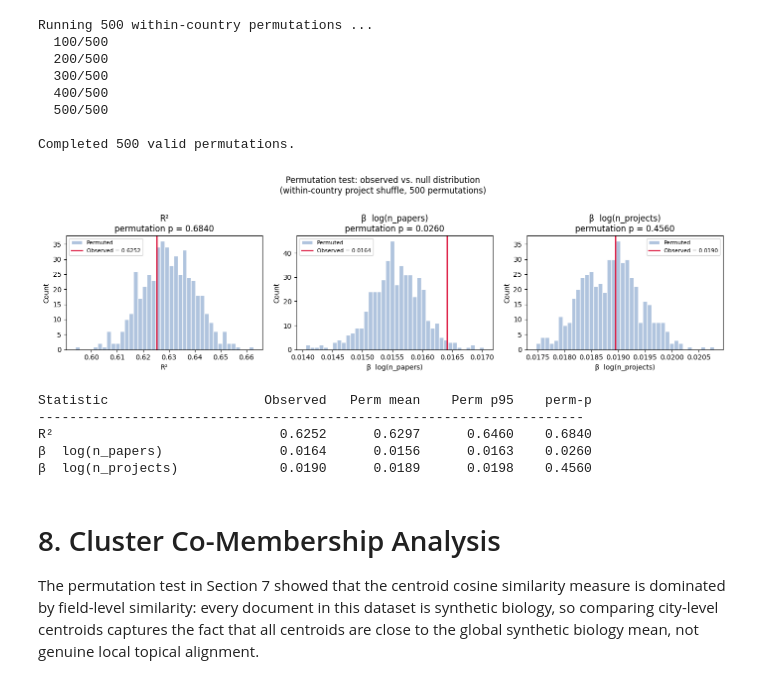
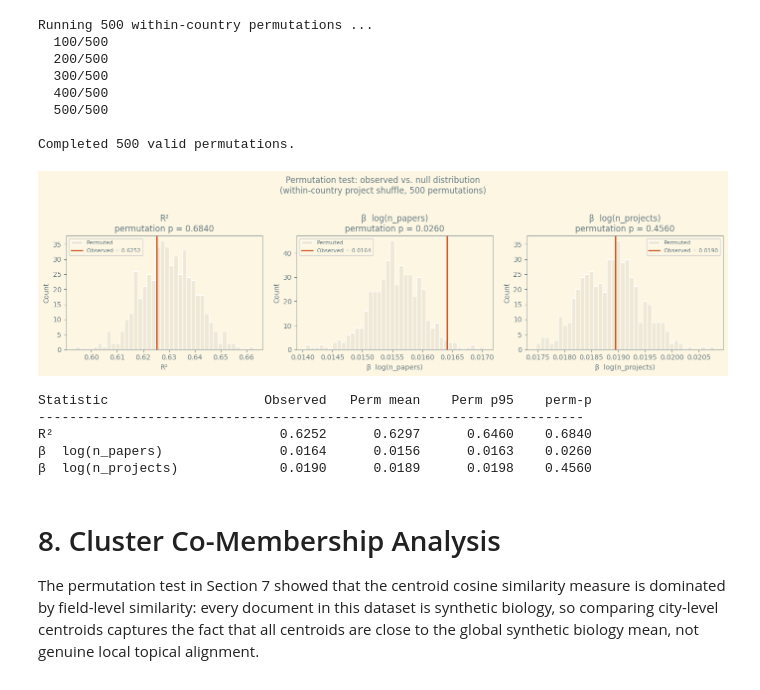
Before and after one commit to Zer0Juice/synbiomap, a Jupyter notebook: notebooks/01_city_level_analysis.ipynb, the cells around one changed output. Cells and saved outputs as stored; diff of their text form; code cells hidden in the pictures.

```diff
--- a/notebooks/01_city_level_analysis.ipynb
+++ b/notebooks/01_city_level_analysis.ipynb
@@ -568,7 +612,7 @@ ax = axes[0]
 labels = ['AA\n(own city,\nown year)', 'BA\n(other cities,\nown year)',
           'AB\n(own city,\nother years)', 'BB\n(other cities,\nother years)']
 vals   = [means.sim_AA, means.sim_BA, means.sim_AB, means.sim_BB]
-colors = ['steelblue', 'lightcoral', 'steelblue', 'lightcoral']
+colors = [SOL_BLUE, SOL_CYAN, SOL_BLUE, SOL_CYAN]
 bars   = ax.bar(labels, vals, color=colors, alpha=0.85, edgecolor='white')
 ax.set_ylabel('Mean cosine similarity to project embedding')
 ax.set_title('DiD: mean similarity by city × year cell')
@@ -579,9 +623,9 @@ for bar, v in zip(bars, vals):
 
 # Panel B: distribution of per-project DiD
 ax = axes[1]
-ax.hist(did_df['did'], bins=60, color='lightsteelblue', edgecolor='white')
-ax.axvline(0, color='gray', linestyle='--', linewidth=1)
-ax.axvline(means.did, color='crimson', linewidth=2,
+ax.hist(did_df['did'], bins=60, color=SOL_BG2, edgecolor='white')
+ax.axvline(0, color=SOL_MUTED, linestyle='--', linewidth=1)
+ax.axvline(means.did, color=SOL_ORANGE, linewidth=2,
            label=f'Mean DiD = {means.did:+.4f}')
 ax.set_xlabel('DiD per project')
 ax.set_ylabel('Count')
@@ -701,13 +745,13 @@ for ax, col, label in [
     ax.scatter(
         np.log1p(city_df[col]),
         city_df.semantic_overlap,
-        alpha=0.4, s=20, color="steelblue"
+        alpha=0.4, s=20, color=SOL_BLUE
     )
     # Fit a simple linear trend line
     z = np.polyfit(np.log1p(city_df[col]), city_df.semantic_overlap, 1)
     p = np.poly1d(z)
     xr = np.linspace(city_df[col].apply(np.log1p).min(), city_df[col].apply(np.log1p).max(), 100)
-    ax.plot(xr, p(xr), color="red", linewidth=1.5)
+    ax.plot(xr, p(xr), color=SOL_ORANGE, linewidth=1.5)
     r, pval = stats.pearsonr(np.log1p(city_df[col]), city_df.semantic_overlap)
     ax.set_xlabel(f"log(1 + {col.replace('n_', '')}s)")
     ax.set_ylabel("Semantic overlap")
@@ -766,7 +810,7 @@ print(spearman_corr.to_string())
 
 # Visual heatmap
 fig, ax = plt.subplots(figsize=(7, 5))
-im = ax.imshow(spearman_corr, cmap="coolwarm", vmin=-1, vmax=1)
+im = ax.imshow(spearman_corr, cmap=sol_div, vmin=-1, vmax=1)
 ax.set_xticks(range(len(corr_cols)))
 ax.set_yticks(range(len(corr_cols)))
 ax.set_xticklabels(corr_cols, rotation=45, ha="right")
@@ -775,7 +819,7 @@ plt.colorbar(im, ax=ax, label="Spearman r")
 for i in range(len(corr_cols)):
     for j in range(len(corr_cols)):
         ax.text(j, i, f"{spearman_corr.iloc[i, j]:.2f}",
-                ha="center", va="center", fontsize=9, color="black")
+                ha="center", va="center", fontsize=9, color=SOL_TEXT)
 ax.set_title("Spearman rank correlation matrix")
 plt.tight_layout()
 plt.savefig(ROOT / "outputs" / "figures" / "correlation_matrix.png", dpi=150, bbox_inches="tight")
@@ -1320,8 +1364,8 @@ for ax, (null, obs, label, p) in zip(axes, [
     (perm_slopes,    obs_slope,    "Slope  (mean_sim ~ lag)",           p_slope),
     (perm_contrasts, obs_contrast, "Contrast  mean(k>0) − mean(k<0)",   p_contrast),
 ]):
-    ax.hist(null, bins=40, color="lightsteelblue", edgecolor="white", label="Null (year shuffle)")
-    ax.axvline(obs, color="crimson", linewidth=2, label=f"Observed = {obs:+.6f}")
+    ax.hist(null, bins=40, color=SOL_BG2, edgecolor="white", label="Null (year shuffle)")
+    ax.axvline(obs, color=SOL_ORANGE, linewidth=2, label=f"Observed = {obs:+.6f}")
     ax.set_xlabel(label)
     ax.set_ylabel("Permutations")
     ax.set_title(f"{label}\nperm-p = {p:.4f}")
@@ -1452,36 +1496,36 @@ metrics = [
     (perm_beta_proj, obs_beta_projects, "\u03b2  log(n_projects)"),
 ]
 
 for ax, (null, obs, label) in zip(axes, metrics):
     null_arr = np.array(null)
     pval     = np.mean(null_arr >= obs)
-    ax.hist(null_arr, bins=40, color="lightsteelblue", edgecolor="white", label="Permuted")
-    ax.axvline(obs, color="crimson", linewidth=2, label=f"Observed = {obs:.4f}")
+    ax.hist(null_arr, bins=40, color=SOL_BG2, edgecolor="white", label="Permuted")
+    ax.axvline(obs, color=SOL_ORANGE, linewidth=2, label=f"Observed = {obs:.4f}")
     ax.set_title(f"{label}\npermutation p = {pval:.4f}")
     ax.set_xlabel(label)
     ax.set_ylabel("Count")
     ax.legend(fontsize=8)
 
 plt.suptitle(
     f"Permutation test: observed vs. null distribution\n"
     f"(within-country project shuffle, {len(perm_r2)} permutations)",
     y=1.02,
 )
 plt.tight_layout()
 plt.savefig(ROOT / "outputs" / "figures" / "geographic_permutation_test.png",
             dpi=150, bbox_inches="tight")
 plt.show()
 
 # --- Numeric summary ---
 print(f"{'Statistic':<25}  {'Observed':>10}  {'Perm mean':>10}  {'Perm p95':>10}  {'perm-p':>8}")
 print("-" * 70)
 for null, obs, label in metrics:
     null_arr = np.array(null)
     pval     = np.mean(null_arr >= obs)
     print(f"{label:<25}  {obs:>10.4f}  {null_arr.mean():>10.4f}  "
           f"{np.percentile(null_arr, 95):>10.4f}  {pval:>8.4f}")
 # %% [output]
-[figure, old version]
+[figure, new version]
 Statistic                    Observed   Perm mean    Perm p95    perm-p
 ----------------------------------------------------------------------
 R²                             0.6252      0.6297      0.6460    0.6840
```
Also changed, not shown: parts of 19 cells of this notebook, 19 other files.
